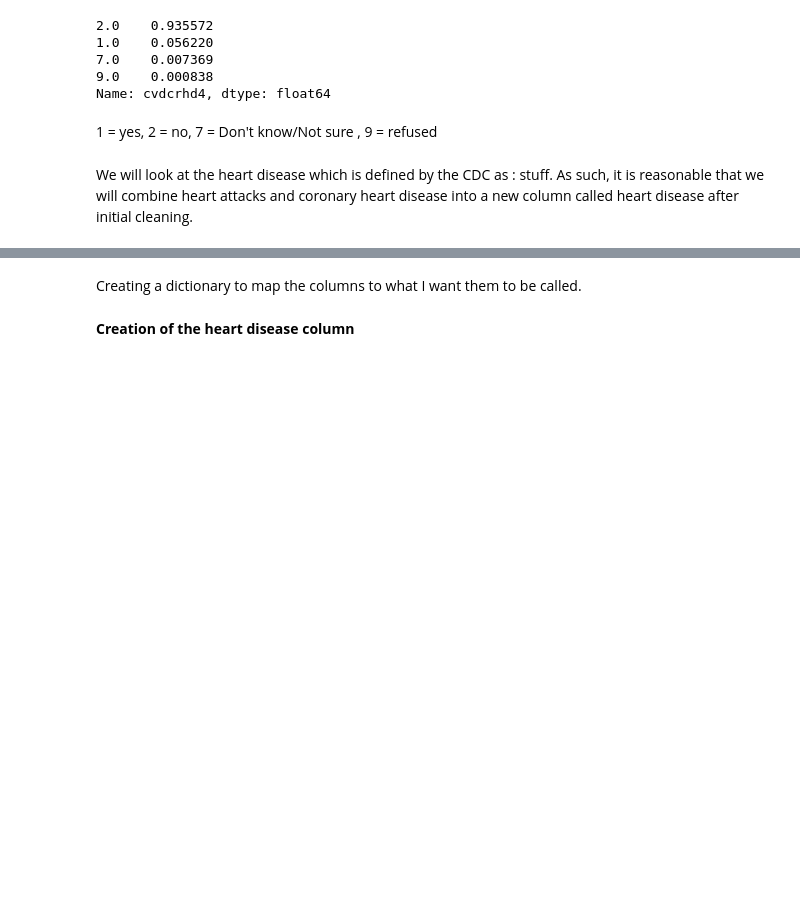
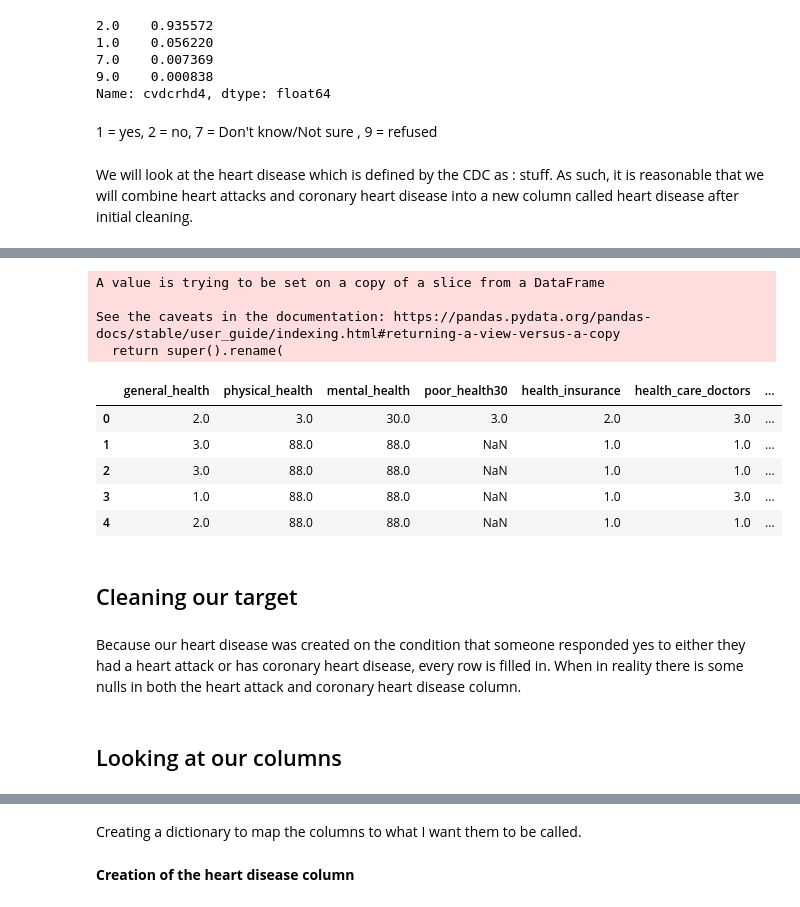
Before and after one commit to xiaohua-su/Heart_Disease, a Jupyter notebook: Heart_disease_eda.ipynb, the cells around one changed output, grey strips where cells are left out. Saved outputs shown, nothing was run; the diff lists cells and outputs as text; code cells hidden in the pictures; blank space fills up the shorter version.

```diff
--- a/Heart_disease_eda.ipynb
+++ b/Heart_disease_eda.ipynb
@@ -178,0 +215,55 @@ Need to fill in some of these values in based on their previous answer to not ap
+# %%
+heart_df.rename(columns = { 'genhlth': 'general_health',
+                           'physhlth': 'physical_health',
+                           'menthlth': 'mental_health',
+                           'poorhlth' : 'poor_health30',
+                           'hlthpln1': 'health_insurance',
+                           'persdoc2':'health_care_doctors',
+                           'medcost':'no_doc_bc_cost',
+                           'checkup1':'last_checkup',
+                           'exerany2':'excercise_30',
+                           'sleptim1':'sleep',
+                           'cvdstrk3':'stroke',
+                           'asthma3':'asthma',
+                           'chcscncr':'skin_cancer',
+                           'chcocncr':'other_cancer',
+                           'chccopd2':'copd_type_issue',
+                           'havarth4':'arthritis_anyform',
+                           'addepev3':'depressive_disorder',
+                           'chckdny2':'kidney_disease',
+                           'diabete4':'diabetes',
+                           'educa':'education_lvl',
+                           'renthom1':'rent_own',
+                           'employ1':'employment_status',
+                           'income2':'income_level',
+                           'weight2':'weight_lbs',
+                           'height3':'height_ftandinch',
+                           'diffwalk':'difficulty_walking',
+                           'smoke100':'smoke100_lifetime',
+                           'usenow3':'smokeless_tobacco_products',
+                           'alcday5':'alcohol_consumption_30',
+                           'hivrisk5':'high_risk_situations',
+                           'ecigaret':'e_ciagrette',
+                           'cvdcrhd4':'coronary_heart_disease',
+                           'cvdinfr4':'heart_attack',
+                          }, inplace = True)
+# %% [output]
+A value is trying to be set on a copy of a slice from a DataFrame
+
+See the caveats in the documentation: https://pandas.pydata.org/pandas-docs/stable/user_guide/indexing.html#returning-a-view-versus-a-copy
+  return super().rename(
+# %%
+heart_df.head()
+# %% [output]
+|  | general_health | physical_health | mental_health | poor_health30 | health_insurance | health_care_doctors | ... |
+| 0 | 2.0 | 3.0 | 30.0 | 3.0 | 2.0 | 3.0 | ... |
+| 1 | 3.0 | 88.0 | 88.0 | NaN | 1.0 | 1.0 | ... |
+| 2 | 3.0 | 88.0 | 88.0 | NaN | 1.0 | 1.0 | ... |
+| 3 | 1.0 | 88.0 | 88.0 | NaN | 1.0 | 3.0 | ... |
+| 4 | 2.0 | 88.0 | 88.0 | NaN | 1.0 | 1.0 | ... |
+# %% [markdown]
+## Cleaning our target
+# %% [markdown]
+Because our heart disease was created on the condition that someone responded yes to either they had a heart attack or has coronary heart disease, every row is filled in. When in reality there is some nulls in both the heart attack and coronary heart disease column.
+# %% [markdown]
+## Looking at our columns
```
Also changed, not shown: parts of 38 cells of this notebook.
